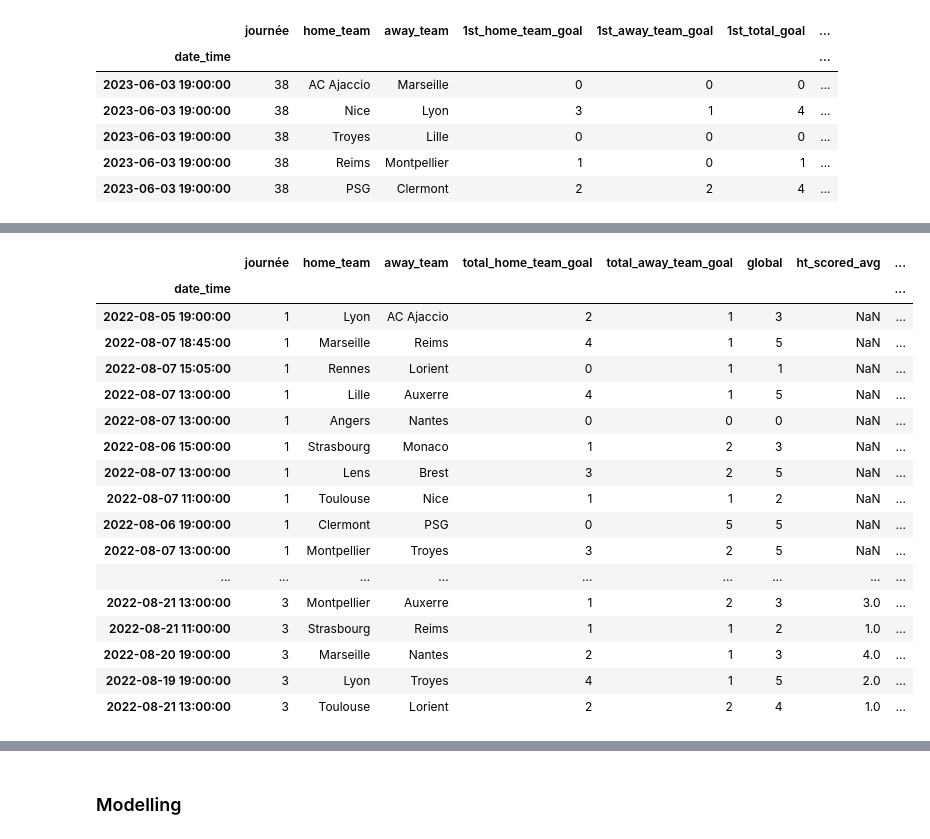
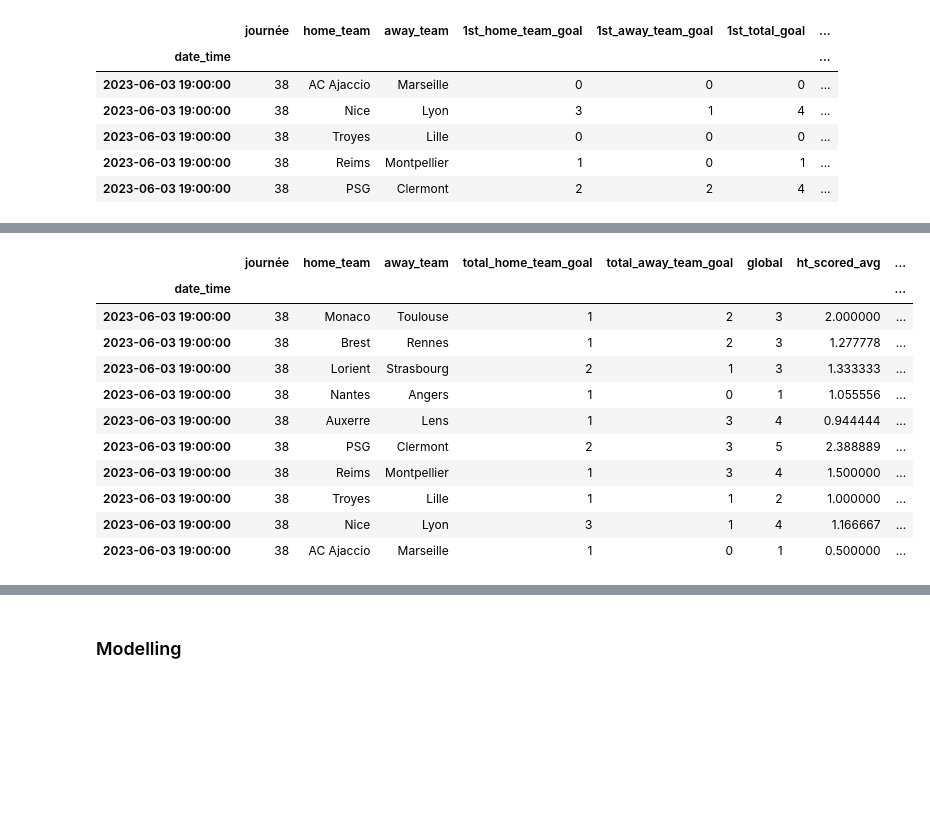
Before and after one commit to Hardfive/ProBettor, a Jupyter notebook: football/analysis/ipynb_checkpoints/modelling.ipynb, the cells around one changed output, grey strips where cells are left out. Cells and saved outputs as stored; diff of their text form; code cells hidden in the pictures; blank space fills up the shorter version.

```diff
--- a/football/analysis/ipynb_checkpoints/modelling.ipynb
+++ b/football/analysis/ipynb_checkpoints/modelling.ipynb
@@ -23,6 +25,3 @@ df.head()
 | 2023-06-03 19:00:00 | 38 | Troyes | Lille | 0 | 0 | 0 | ... |
 | 2023-06-03 19:00:00 | 38 | Reims | Montpellier | 1 | 0 | 1 | ... |
 | 2023-06-03 19:00:00 | 38 | PSG | Clermont | 2 | 2 | 4 | ... |
-# %%
-df.drop(['1st_home_team_goal', '1st_away_team_goal', '1st_total_goal',
-         '2nd_home_team_goal', '2nd_away_team_goal', '2nd_total_goal'], axis=1, inplace=True)
@@ -36,37 +28,36 @@ For team at home and away team, we'll have variable like:
 # %%
 def avg_per_match():
     """This function will calculate for each team
-    the average of goal scored and conceded after each match
+    the average of goal after each journée
     """
     data = df.copy()
     data = data.sort_values(by='journée', ascending=True)
+    data.drop(['1st_home_team_goal', '1st_away_team_goal',
+               '1st_total_goal', '2nd_home_team_goal', '2nd_away_team_goal',
+               '2nd_total_goal'], axis=1, inplace=True)
     for row in data.iterrows():
         at_home = data[data['home_team']==data['home_team']]
         at_away = data[data['away_team']==data['away_team']]
         data['ht_scored_avg'] = at_home.groupby('home_team')['total_home_team_goal'].transform(lambda x: x.expanding().mean().shift())
         data['ht_conceded_avg'] = at_home.groupby('home_team')['total_away_team_goal'].transform(lambda x: x.expanding().mean().shift())
         data['at_scored_avg'] = at_away.groupby('away_team')['total_away_team_goal'].transform(lambda x: x.expanding().mean().shift())
-        data['at_conceded_avg'] = at_home.groupby('away_team')['total_home_team_goal'].transform(lambda x: x.expanding().mean().shift())
+        data['at_conceded_avg'] = at_away.groupby('away_team')['total_home_team_goal'].transform(lambda x: x.expanding().mean().shift())
+        data['ht_global_avg'] = at_home.groupby('home_team')['global'].transform(lambda x: x.expanding().mean().shift())
+        data['at_global_avg'] = at_away.groupby('away_team')['global'].transform(lambda x: x.expanding().mean().shift())
     return data
 # %%
 data = avg_per_match()
-data.head(30)
+data.tail(10)
 # %% [output]
 |  | journée | home_team | away_team | total_home_team_goal | total_away_team_goal | global | ht_scored_avg | ... |
 | date_time |  |  |  |  |  |  |  | ... |
-| 2022-08-05 19:00:00 | 1 | Lyon | AC Ajaccio | 2 | 1 | 3 | NaN | ... |
-| 2022-08-07 18:45:00 | 1 | Marseille | Reims | 4 | 1 | 5 | NaN | ... |
-| 2022-08-07 15:05:00 | 1 | Rennes | Lorient | 0 | 1 | 1 | NaN | ... |
-| 2022-08-07 13:00:00 | 1 | Lille | Auxerre | 4 | 1 | 5 | NaN | ... |
-| 2022-08-07 13:00:00 | 1 | Angers | Nantes | 0 | 0 | 0 | NaN | ... |
-| 2022-08-06 15:00:00 | 1 | Strasbourg | Monaco | 1 | 2 | 3 | NaN | ... |
-| 2022-08-07 13:00:00 | 1 | Lens | Brest | 3 | 2 | 5 | NaN | ... |
-| 2022-08-07 11:00:00 | 1 | Toulouse | Nice | 1 | 1 | 2 | NaN | ... |
-| 2022-08-06 19:00:00 | 1 | Clermont | PSG | 0 | 5 | 5 | NaN | ... |
-| 2022-08-07 13:00:00 | 1 | Montpellier | Troyes | 3 | 2 | 5 | NaN | ... |
-| ... | ... | ... | ... | ... | ... | ... | ... | ... |
-| 2022-08-21 13:00:00 | 3 | Montpellier | Auxerre | 1 | 2 | 3 | 3.0 | ... |
-| 2022-08-21 11:00:00 | 3 | Strasbourg | Reims | 1 | 1 | 2 | 1.0 | ... |
-| 2022-08-20 19:00:00 | 3 | Marseille | Nantes | 2 | 1 | 3 | 4.0 | ... |
-| 2022-08-19 19:00:00 | 3 | Lyon | Troyes | 4 | 1 | 5 | 2.0 | ... |
-| 2022-08-21 13:00:00 | 3 | Toulouse | Lorient | 2 | 2 | 4 | 1.0 | ... |
+| 2023-06-03 19:00:00 | 38 | Monaco | Toulouse | 1 | 2 | 3 | 2.000000 | ... |
+| 2023-06-03 19:00:00 | 38 | Brest | Rennes | 1 | 2 | 3 | 1.277778 | ... |
+| 2023-06-03 19:00:00 | 38 | Lorient | Strasbourg | 2 | 1 | 3 | 1.333333 | ... |
+| 2023-06-03 19:00:00 | 38 | Nantes | Angers | 1 | 0 | 1 | 1.055556 | ... |
+| 2023-06-03 19:00:00 | 38 | Auxerre | Lens | 1 | 3 | 4 | 0.944444 | ... |
+| 2023-06-03 19:00:00 | 38 | PSG | Clermont | 2 | 3 | 5 | 2.388889 | ... |
+| 2023-06-03 19:00:00 | 38 | Reims | Montpellier | 1 | 3 | 4 | 1.500000 | ... |
+| 2023-06-03 19:00:00 | 38 | Troyes | Lille | 1 | 1 | 2 | 1.000000 | ... |
+| 2023-06-03 19:00:00 | 38 | Nice | Lyon | 3 | 1 | 4 | 1.166667 | ... |
+| 2023-06-03 19:00:00 | 38 | AC Ajaccio | Marseille | 1 | 0 | 1 | 0.500000 | ... |
```
Also changed, not shown: parts of 19 cells of this notebook, 2 other files.
